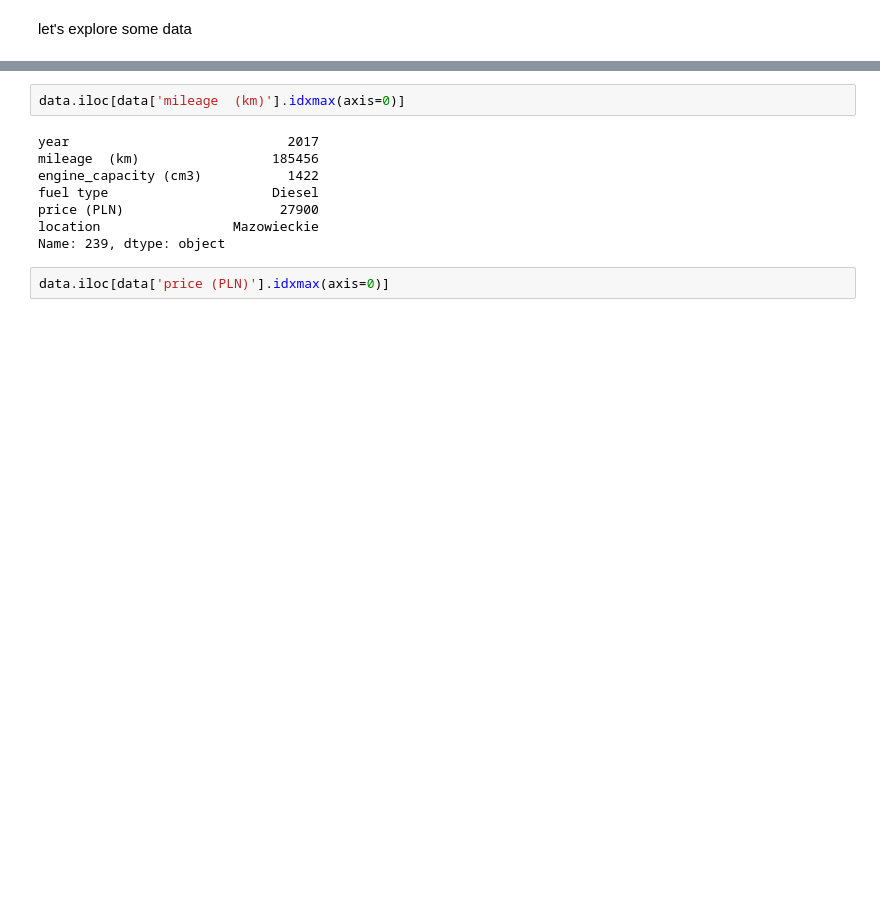
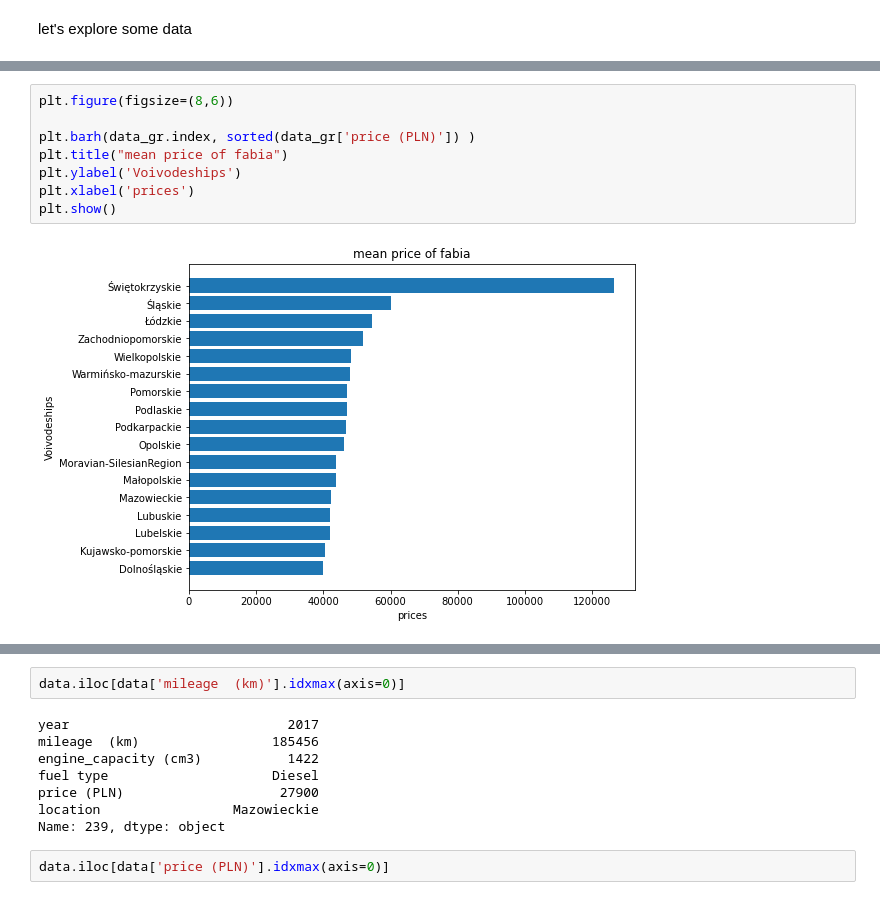
Before and after one commit to winiar93/Skoda-Fabia---analysis-of-sales-offers, a Jupyter notebook: Skoda_fabia_analys.ipynb, the cells around one changed output, grey strips where cells are left out. Saved outputs shown, nothing was run; the diff lists cells and outputs as text; blank space fills up the shorter version.

```diff
--- a/Skoda_fabia_analys.ipynb
+++ b/Skoda_fabia_analys.ipynb
@@ -106,3 +119,13 @@ data_gr.sort_values(by=['price (PLN)','mileage  (km)'])
+# %%
+plt.figure(figsize=(8,6))
+
+plt.barh(data_gr.index, sorted(data_gr['price (PLN)']) )
+plt.title("mean price of fabia")
+plt.ylabel('Voivodeships')
+plt.xlabel('prices')
+plt.show()
+# %% [output]
+[figure, added]
 # %%
 engines = data['engine_capacity (cm3)'].value_counts()
 engines
```
Also changed, not shown: parts of 26 cells of this notebook.
